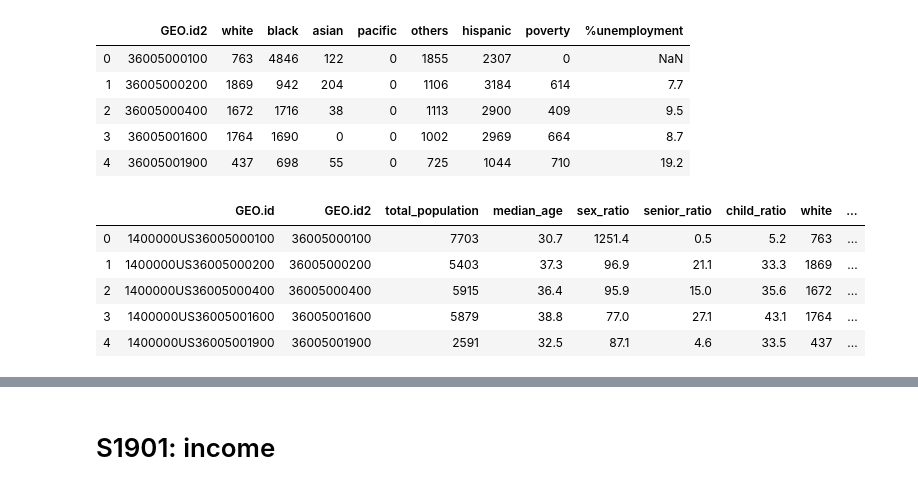
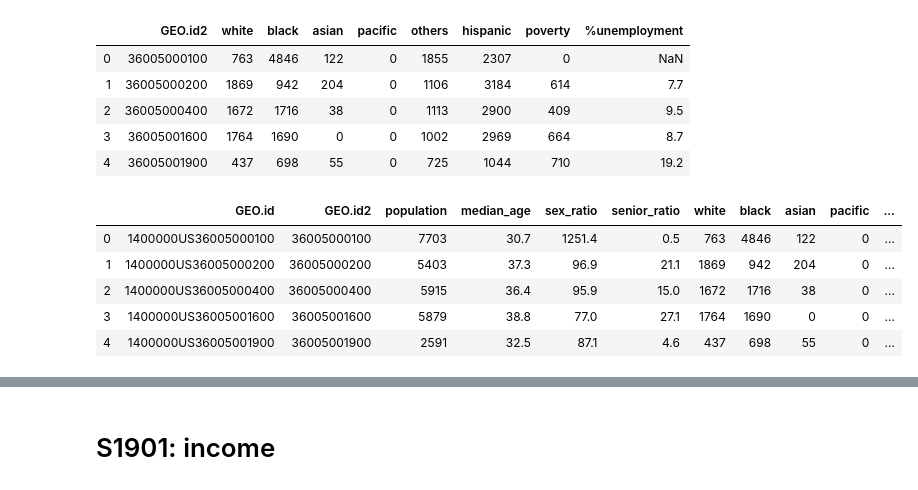
Before and after one commit to underdoc-wang/STC-GNN, a Jupyter notebook: preprocessing/from_raw/parse_demo_raw.ipynb, the cells around one changed output, grey strips where cells are left out. Saved outputs shown, nothing was run; the diff lists cells and outputs as text; code cells hidden in the pictures.

```diff
--- a/preprocessing/from_raw/parse_demo_raw.ipynb
+++ b/preprocessing/from_raw/parse_demo_raw.ipynb
@@ -7,11 +7,10 @@ pd.options.mode.chained_assignment = None     # default='warn'
 # %%
 age_raw = pd.read_csv('./raw/ACS_15_5YR_S0101/ACS_15_5YR_S0101.csv')
 
-# total population, median age, sex ratio (males per 100 females), old-age dependency ratio, child dependency ratio
-cols = ['GEO.id', 'GEO.id2', 'HC01_EST_VC01', 'HC01_EST_VC35', 'HC01_EST_VC36', 'HC01_EST_VC38', 'HC01_EST_VC39']
+# total population, median age, sex ratio (males per 100 females), old-age dependency ratio
+cols = ['GEO.id', 'GEO.id2', 'HC01_EST_VC01', 'HC01_EST_VC35', 'HC01_EST_VC36', 'HC01_EST_VC38']
 age_data = age_raw[cols]
-age_data.rename(index = str, columns = {'HC01_EST_VC01': 'total_population', 'HC01_EST_VC35': 'median_age',
-                                        'HC01_EST_VC36': 'sex_ratio', 'HC01_EST_VC38': 'senior_ratio',
-                                        'HC01_EST_VC39': 'child_ratio'}, inplace = True)
+age_data.rename(index = str, columns = {'HC01_EST_VC01': 'population', 'HC01_EST_VC35': 'median_age',
+                                        'HC01_EST_VC36': 'sex_ratio', 'HC01_EST_VC38': 'senior_ratio'}, inplace = True)
 age_data.head()
 # %% [output]
@@ -49,30 +48,30 @@ employ_data.head()
 # %%
 # merge table
 merged = pd.merge(age_data, employ_data, on = 'GEO.id2')
 
 # derive: ethnic fractionalization
 # https://scholar.harvard.edu/files/alesina/files/fractionalization.pdf
 def get_fract(row):
-    if row['total_population'] == 0:
+    if row['population'] == 0:
         return 0   # lowest diversity
     else:
-        fract = 1 - (row['white']/row['total_population'])**2
-        fract -= (row['black']/row['total_population'])**2
-        fract -= (row['asian']/row['total_population'])**2
-        fract -= (row['pacific']/row['total_population'])**2
-        fract -= (row['others']/row['total_population'])**2
-        fract -= (row['hispanic']/row['total_population'])**2
+        fract = 1 - (row['white']/row['population'])**2
+        fract -= (row['black']/row['population'])**2
+        fract -= (row['asian']/row['population'])**2
+        fract -= (row['pacific']/row['population'])**2
+        fract -= (row['others']/row['population'])**2
+        fract -= (row['hispanic']/row['population'])**2
         return fract
 
 merged['fract'] = merged.apply(get_fract, axis=1)
 merged.head()
 # %% [output]
-|  | GEO.id | GEO.id2 | total_population | median_age | sex_ratio | senior_ratio | child_ratio | white | ... |
-| 0 | 1400000US36005000100 | 36005000100 | 7703 | 30.7 | 1251.4 | 0.5 | 5.2 | 763 | ... |
-| 1 | 1400000US36005000200 | 36005000200 | 5403 | 37.3 | 96.9 | 21.1 | 33.3 | 1869 | ... |
-| 2 | 1400000US36005000400 | 36005000400 | 5915 | 36.4 | 95.9 | 15.0 | 35.6 | 1672 | ... |
-| 3 | 1400000US36005001600 | 36005001600 | 5879 | 38.8 | 77.0 | 27.1 | 43.1 | 1764 | ... |
-| 4 | 1400000US36005001900 | 36005001900 | 2591 | 32.5 | 87.1 | 4.6 | 33.5 | 437 | ... |
+|  | GEO.id | GEO.id2 | population | median_age | sex_ratio | senior_ratio | white | black | asian | pacific | ... |
+| 0 | 1400000US36005000100 | 36005000100 | 7703 | 30.7 | 1251.4 | 0.5 | 763 | 4846 | 122 | 0 | ... |
+| 1 | 1400000US36005000200 | 36005000200 | 5403 | 37.3 | 96.9 | 21.1 | 1869 | 942 | 204 | 0 | ... |
+| 2 | 1400000US36005000400 | 36005000400 | 5915 | 36.4 | 95.9 | 15.0 | 1672 | 1716 | 38 | 0 | ... |
+| 3 | 1400000US36005001600 | 36005001600 | 5879 | 38.8 | 77.0 | 27.1 | 1764 | 1690 | 0 | 0 | ... |
+| 4 | 1400000US36005001900 | 36005001900 | 2591 | 32.5 | 87.1 | 4.6 | 437 | 698 | 55 | 0 | ... |
 # %%
 # percentage of major races
 def get_percentage(df):
```
Also changed, not shown: parts of 14 cells of this notebook, 4 other files.
